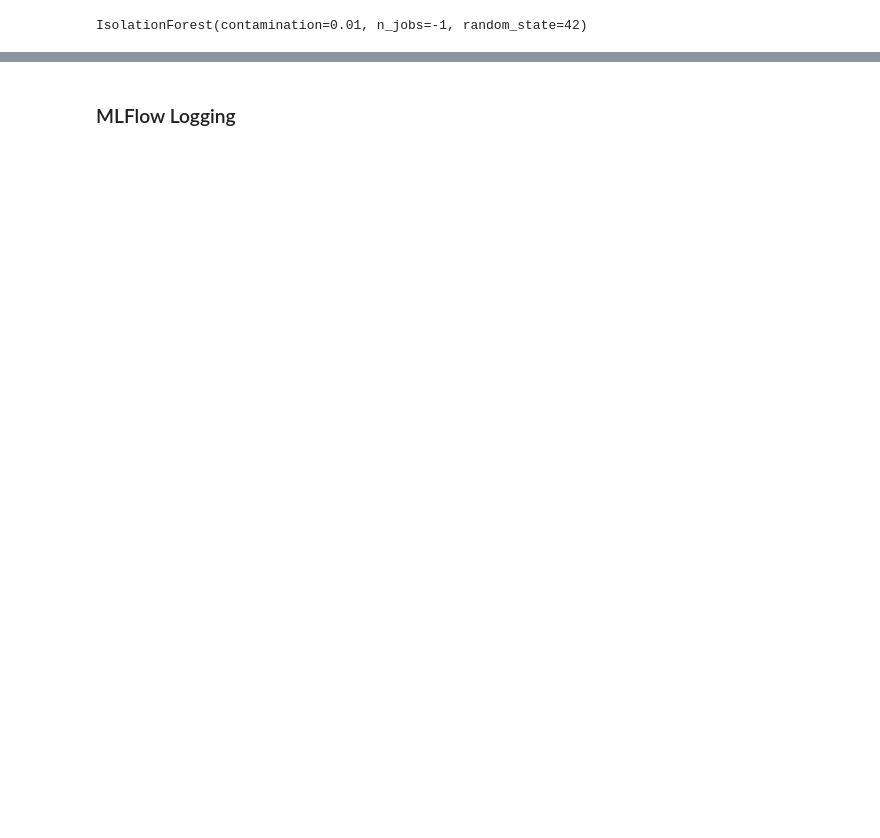
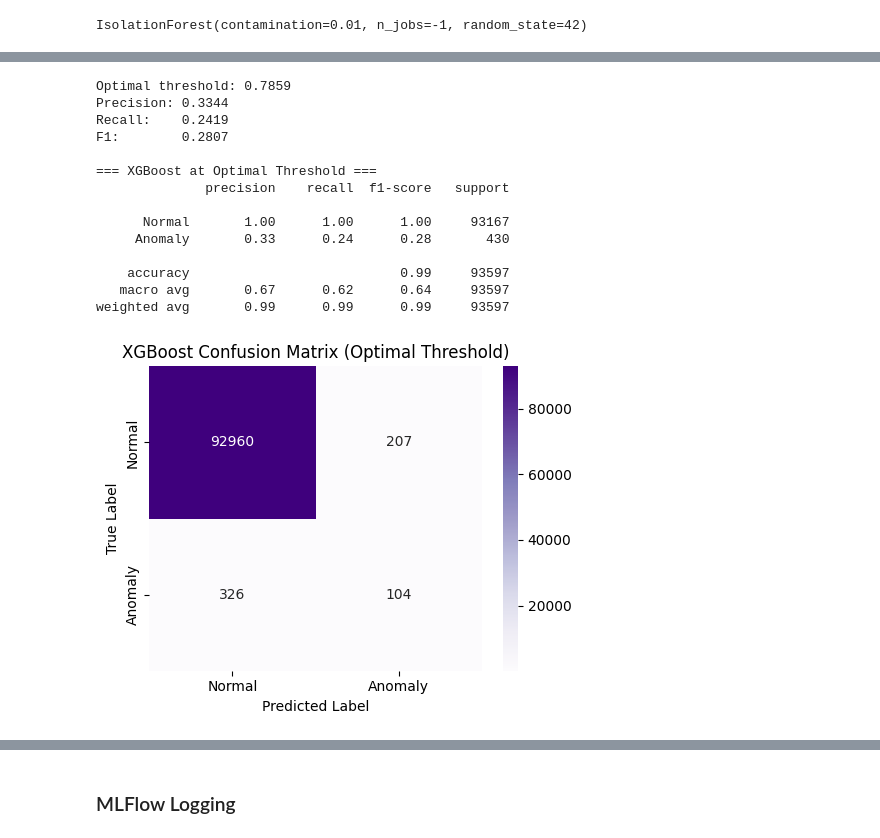
Before and after one commit to Rushikesh696/projects, a Jupyter notebook: Real-Time Quality Anomaly Detection System/notebooks/03_anomaly_detection.ipynb, the cells around one changed output, grey strips where cells are left out. Drawn from its saved outputs; the diff is of its cells as text; code cells hidden in the pictures; blank space fills up the shorter version.

```diff
--- a/Real-Time Quality Anomaly Detection System/notebooks/03_anomaly_detection.ipynb
+++ b/Real-Time Quality Anomaly Detection System/notebooks/03_anomaly_detection.ipynb
@@ -369,0 +361,7 @@ plt.show()
+# %%
+import xgboost as xgb
+from sklearn.metrics import average_precision_score, precision_recall_curve
+
+scale_pos_weight = (y_train == 0).sum() / (y_train == 1).sum()
+print(f"Class imbalance ratio (scale_pos_weight): {scale_pos_weight:.2f}")
+print(f"Train — Normal: {(y_train==0).sum():,} | Anomaly: {(y_train==1).sum():,}")
@@ -369,0 +395,8 @@ plt.show()
+# %%
+xgb_preds = xgb_model.predict(X_test)
+xgb_probs = xgb_model.predict_proba(X_test)[:, 1]
+
+print("=== XGBoost (Supervised) ===")
+print(classification_report(y_test, xgb_preds, target_names=["Normal", "Anomaly"]))
+print(f"ROC-AUC:  {roc_auc_score(y_test, xgb_probs):.4f}")
+print(f"PR-AUC:   {average_precision_score(y_test, xgb_probs):.4f}")
@@ -369,0 +416,40 @@ plt.show()
+# %%
+precisions, recalls, thresholds = precision_recall_curve(y_test, xgb_probs)
+f1_scores = 2 * (precisions * recalls) / (precisions + recalls + 1e-8)
+best_idx = f1_scores.argmax()
+best_threshold = thresholds[best_idx]
+
+print(f"Optimal threshold: {best_threshold:.4f}")
+print(f"Precision: {precisions[best_idx]:.4f}")
+print(f"Recall:    {recalls[best_idx]:.4f}")
+print(f"F1:        {f1_scores[best_idx]:.4f}")
+
+xgb_preds_opt = (xgb_probs >= best_threshold).astype(int)
+print("\n=== XGBoost at Optimal Threshold ===")
+print(classification_report(y_test, xgb_preds_opt, target_names=["Normal", "Anomaly"]))
+
+cm_xgb = confusion_matrix(y_test, xgb_preds_opt)
+plt.figure(figsize=(5, 4))
+sns.heatmap(cm_xgb, annot=True, fmt='d', cmap='Purples',
+            xticklabels=["Normal", "Anomaly"], yticklabels=["Normal", "Anomaly"])
+plt.title("XGBoost Confusion Matrix (Optimal Threshold)")
+plt.ylabel("True Label")
+plt.xlabel("Predicted Label")
+plt.tight_layout()
+plt.show()
+# %% [output]
+Optimal threshold: 0.7859
+Precision: 0.3344
+Recall:    0.2419
+F1:        0.2807
+
+=== XGBoost at Optimal Threshold ===
+              precision    recall  f1-score   support
+
+      Normal       1.00      1.00      1.00     93167
+     Anomaly       0.33      0.24      0.28       430
+
+    accuracy                           0.99     93597
+   macro avg       0.67      0.62      0.64     93597
+weighted avg       0.99      0.99      0.99     93597
+[figure, added]
```
Also changed, not shown: parts of 36 cells of this notebook, 5 other files.
